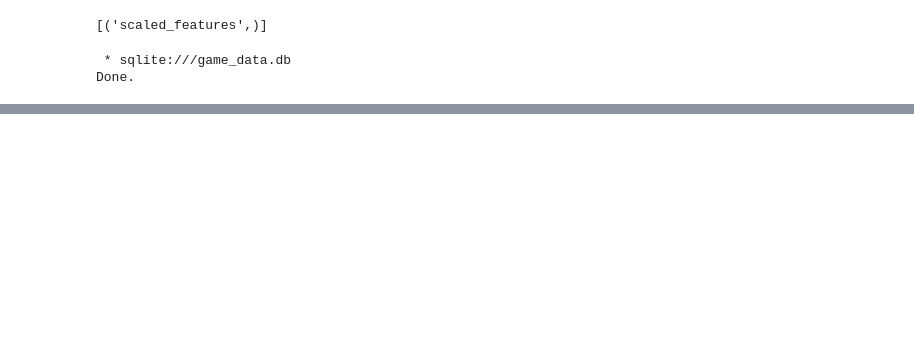
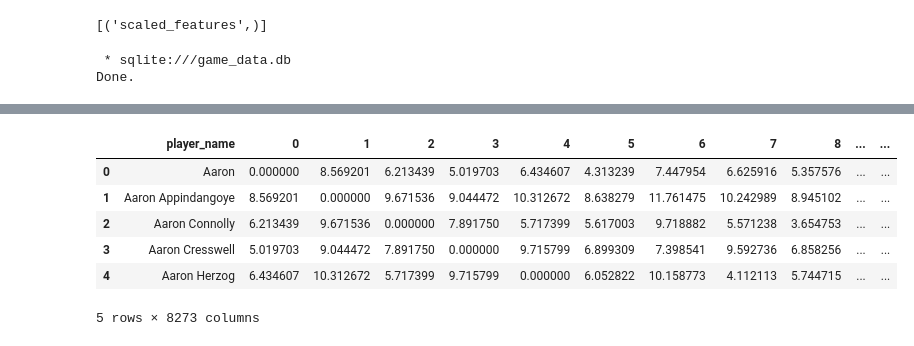
Before and after one commit to sujay1990/ml-ops, a Jupyter notebook: web_scraping/Baseline_model.ipynb, the cells around one changed output, grey strips where cells are left out. Saved outputs shown, nothing was run; the diff lists cells and outputs as text; code cells hidden in the pictures; blank space fills up the shorter version.

```diff
--- a/web_scraping/Baseline_model.ipynb
+++ b/web_scraping/Baseline_model.ipynb
@@ -289,0 +422,15 @@ similar_df.sort_values(by = similar_player, axis=1, ascending=True).iloc[:,11:20
+# %%
+from scipy.spatial.distance import cdist
+minkowski = cdist(mean_stats.iloc[:,1:], mean_stats.iloc[:,1:], 'minkowski')
+# %%
+minkowski_df = pd.DataFrame(minkowski, index=mean_stats.iloc[:,1:].index)
+minkowski_df = pd.concat([mean_stats.player_name,minkowski_df],axis=1)
+minkowski_df.head(5)
+# %% [output]
+|  | player_name | 0 | 1 | 2 | 3 | 4 | 5 | 6 | 7 | 8 | ... | ... |
+| 0 | Aaron | 0.000000 | 8.569201 | 6.213439 | 5.019703 | 6.434607 | 4.313239 | 7.447954 | 6.625916 | 5.357576 | ... | ... |
+| 1 | Aaron Appindangoye | 8.569201 | 0.000000 | 9.671536 | 9.044472 | 10.312672 | 8.638279 | 11.761475 | 10.242989 | 8.945102 | ... | ... |
+| 2 | Aaron Connolly | 6.213439 | 9.671536 | 0.000000 | 7.891750 | 5.717399 | 5.617003 | 9.718882 | 5.571238 | 3.654753 | ... | ... |
+| 3 | Aaron Cresswell | 5.019703 | 9.044472 | 7.891750 | 0.000000 | 9.715799 | 6.899309 | 7.398541 | 9.592736 | 6.858256 | ... | ... |
+| 4 | Aaron Herzog | 6.434607 | 10.312672 | 5.717399 | 9.715799 | 0.000000 | 6.052822 | 10.158773 | 4.112113 | 5.744715 | ... | ... |
+5 rows × 8273 columns
```
Also changed, not shown: parts of 59 cells of this notebook.
